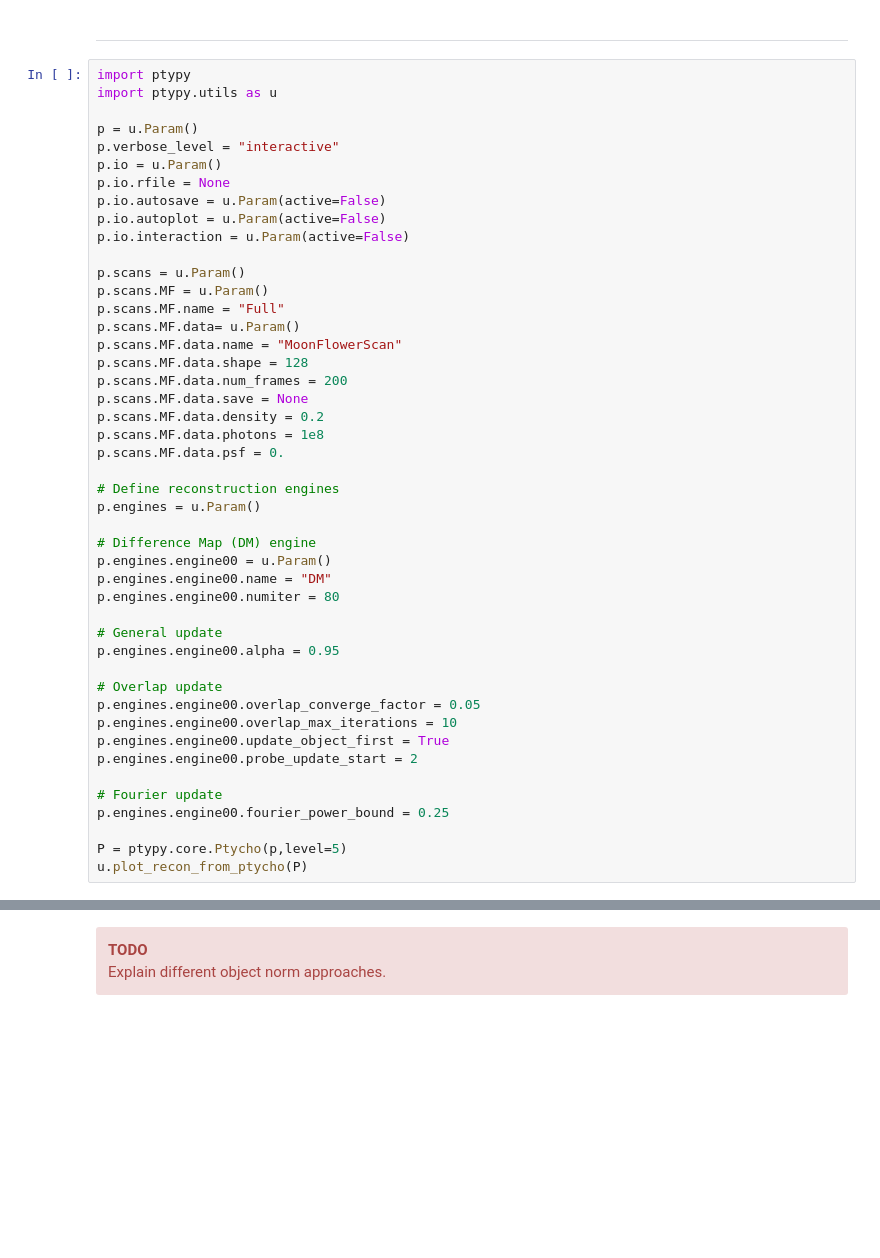
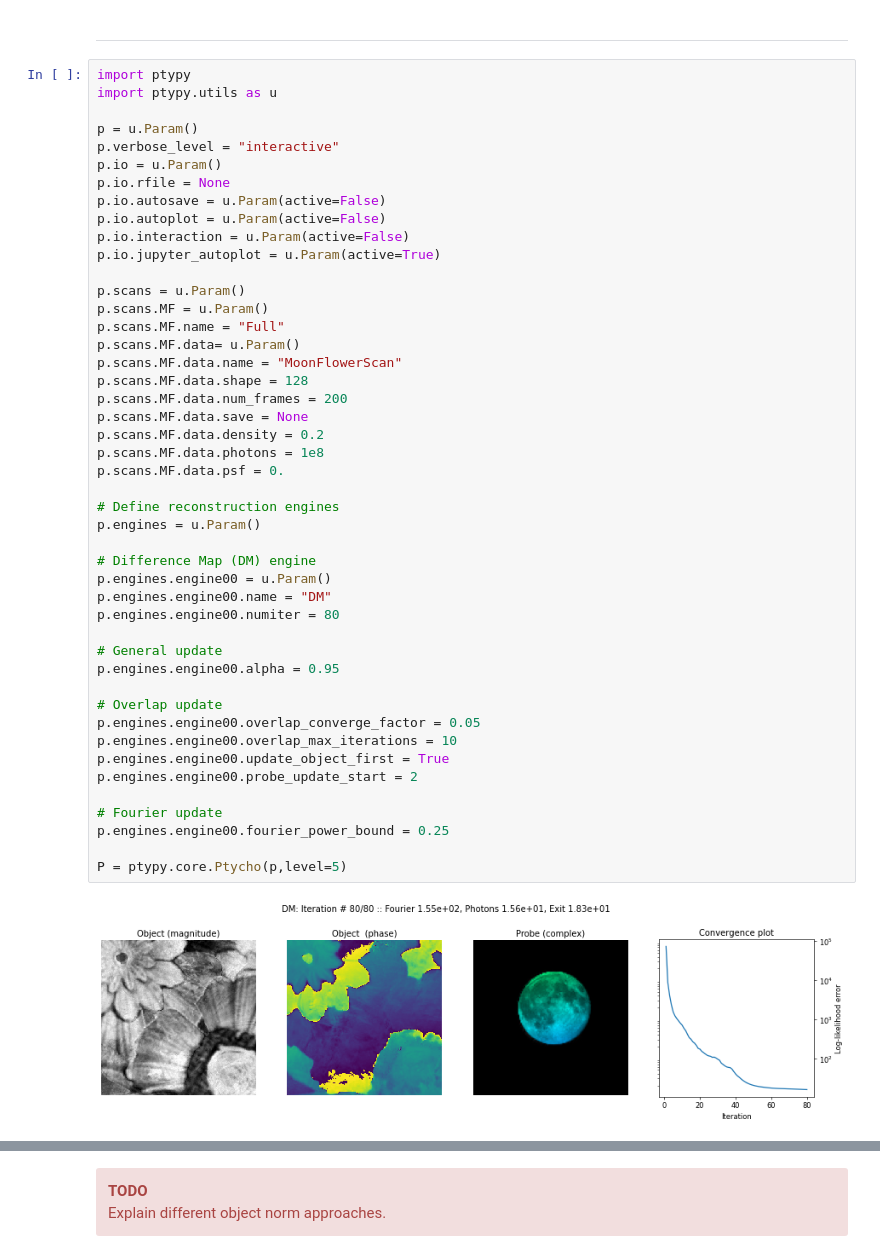
Before and after one commit to ptycho/tutorials, a Jupyter notebook: notebooks/Getting_Started_with_PtyPy/5_reconstruction_engines.ipynb, the cells around one changed output, grey strips where cells are left out. Saved outputs shown, nothing was run; the diff lists cells and outputs as text; blank space fills up the shorter version.

```diff
--- a/notebooks/Getting_Started_with_PtyPy/5_reconstruction_engines.ipynb
+++ b/notebooks/Getting_Started_with_PtyPy/5_reconstruction_engines.ipynb
@@ -47,6 +47,7 @@ p.io.rfile = None
 p.io.autosave = u.Param(active=False)
 p.io.autoplot = u.Param(active=False)
 p.io.interaction = u.Param(active=False)
+p.io.jupyter_autoplot = u.Param(active=True)
 
 p.scans = u.Param()
 p.scans.MF = u.Param()
@@ -54,31 +55,32 @@ p.scans.MF.name = "Full"
 p.scans.MF.data= u.Param()
 p.scans.MF.data.name = "MoonFlowerScan"
 p.scans.MF.data.shape = 128
 p.scans.MF.data.num_frames = 200
 p.scans.MF.data.save = None
 p.scans.MF.data.density = 0.2
 p.scans.MF.data.photons = 1e8
 p.scans.MF.data.psf = 0.
 
 # Define reconstruction engines
 p.engines = u.Param()
 
 # Difference Map (DM) engine
 p.engines.engine00 = u.Param()
 p.engines.engine00.name = "DM"
 p.engines.engine00.numiter = 80
 
 # General update
 p.engines.engine00.alpha = 0.95
 
 # Overlap update
 p.engines.engine00.overlap_converge_factor = 0.05
 p.engines.engine00.overlap_max_iterations = 10
 p.engines.engine00.update_object_first = True
 p.engines.engine00.probe_update_start = 2
 
 # Fourier update
 p.engines.engine00.fourier_power_bound = 0.25
 
 P = ptypy.core.Ptycho(p,level=5)
-u.plot_recon_from_ptycho(P)
+# %% [output]
+[figure, added]
```
Also changed, not shown: parts of 5 cells of this notebook, 2 other files.
